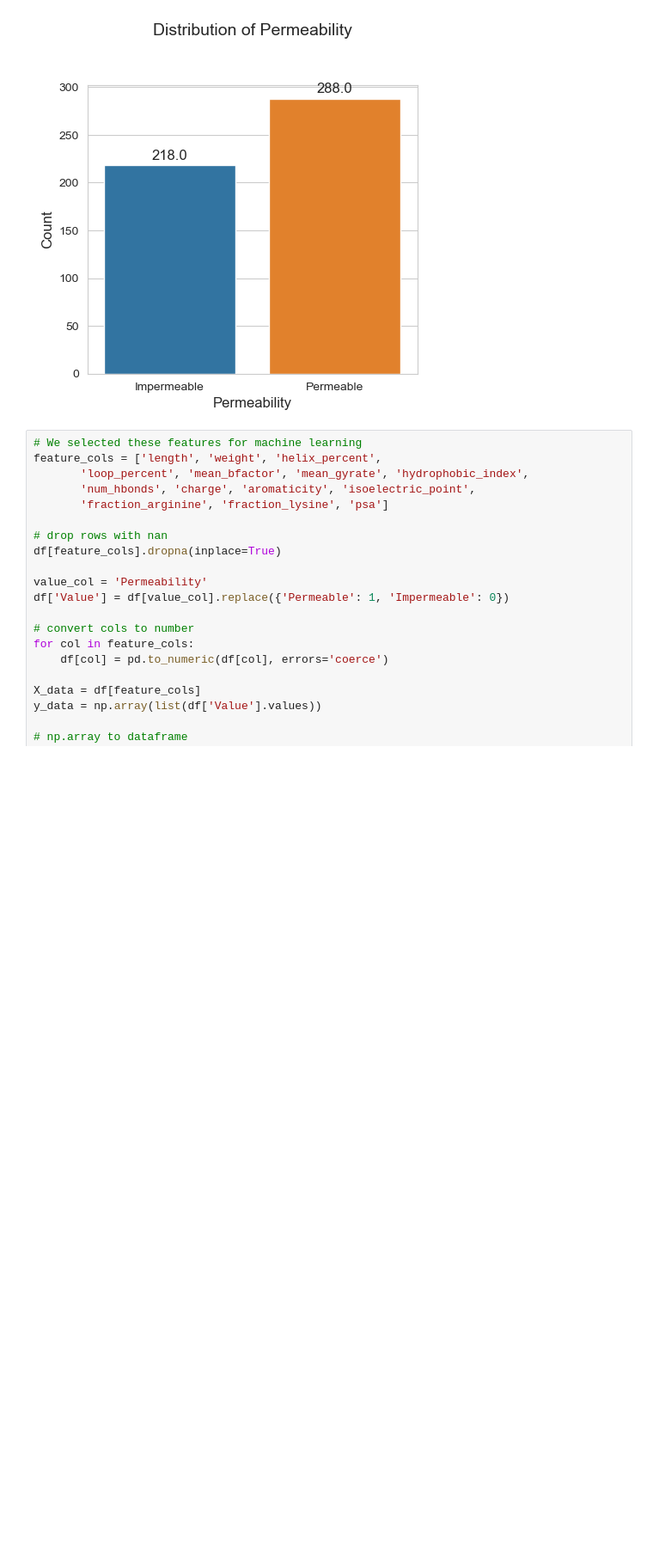
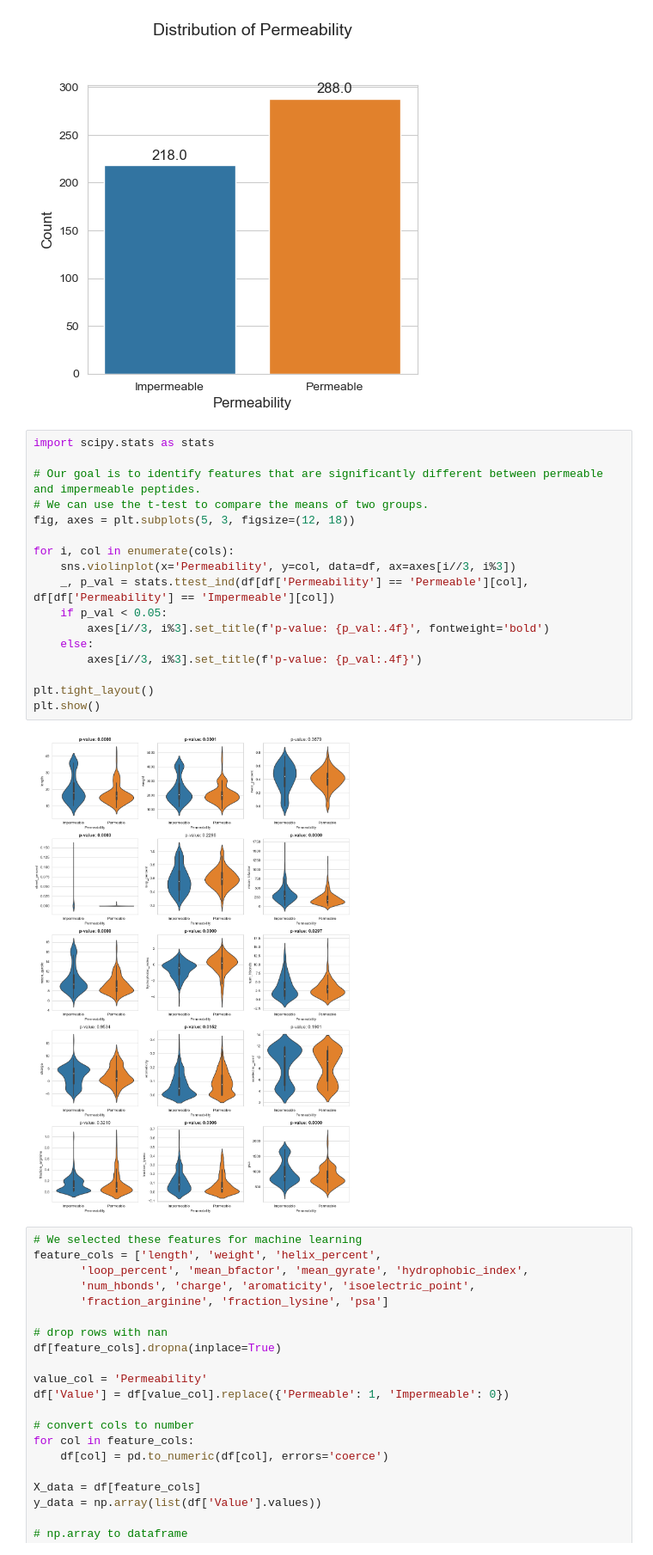
Before and after one commit to dahuilangda/stapep_package, a Jupyter notebook: stapep/example/ex3.1_machine_learning_training_for_permeability.ipynb, the cells around one changed output. Shown at 86% size. Drawn from its saved outputs; the diff is of its cells as text; blank space fills up the shorter version.

```diff
--- a/stapep/example/ex3.1_machine_learning_training_for_permeability.ipynb
+++ b/stapep/example/ex3.1_machine_learning_training_for_permeability.ipynb
@@ -135,6 +145,25 @@ fig.suptitle('Distribution of Permeability', fontsize=14, y=1.05)
 plt.show()
 # %% [output]
 [figure]
+# %%
+import scipy.stats as stats
+
+# Our goal is to identify features that are significantly different between permeable and impermeable peptides.
+# We can use the t-test to compare the means of two groups.
+fig, axes = plt.subplots(5, 3, figsize=(12, 18))
+
+for i, col in enumerate(cols):
+    sns.violinplot(x='Permeability', y=col, data=df, ax=axes[i//3, i%3])
+    _, p_val = stats.ttest_ind(df[df['Permeability'] == 'Permeable'][col], df[df['Permeability'] == 'Impermeable'][col])
+    if p_val < 0.05:
+        axes[i//3, i%3].set_title(f'p-value: {p_val:.4f}', fontweight='bold')
+    else:
+        axes[i//3, i%3].set_title(f'p-value: {p_val:.4f}')
+
+plt.tight_layout()
+plt.show()
+# %% [output]
+[figure, added]
 # %%
 # We selected these features for machine learning
 feature_cols = ['length', 'weight', 'helix_percent',
```
Also changed, not shown: parts of 2 cells of this notebook.
